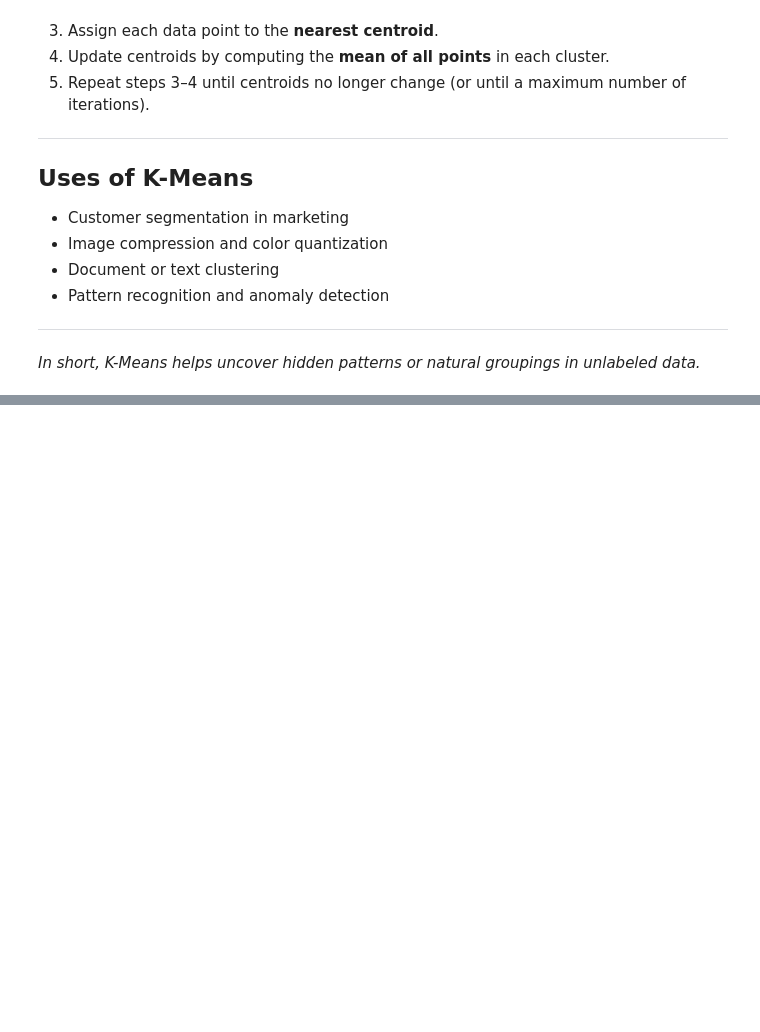
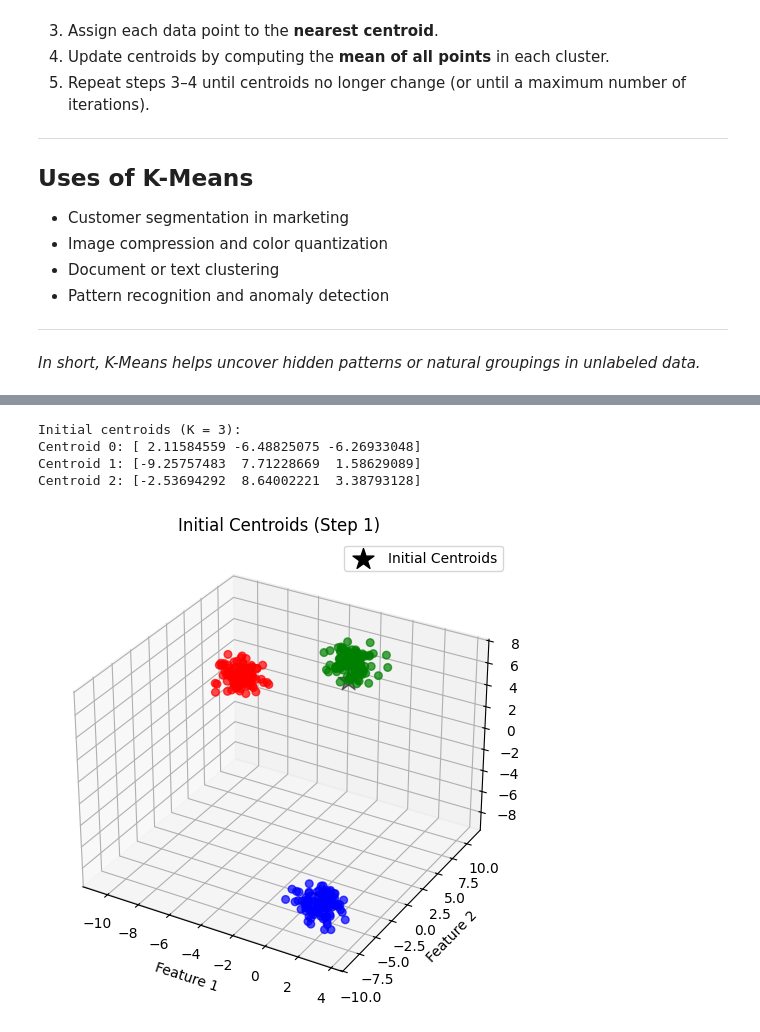
Before and after one commit to Ehtisham1053/Un-Supervised-Machine-learning-algorithms, a Jupyter notebook: k_mean_clustering.ipynb, the cells around one changed output, grey strips where cells are left out. Cells and saved outputs as stored; diff of their text form; code cells hidden in the pictures; blank space fills up the shorter version.

```diff
--- a/k_mean_clustering.ipynb
+++ b/k_mean_clustering.ipynb
@@ -30,0 +81,47 @@ K-Means works by iteratively assigning data points to the nearest cluster center
+# %%
+
+import numpy as np
+import matplotlib.pyplot as plt
+from mpl_toolkits.mplot3d import Axes3D
+
+try:
+    X
+except NameError:
+    from sklearn.datasets import make_blobs
+    X, y_true = make_blobs(n_samples=300, centers=3, n_features=3, cluster_std=0.7, random_state=42)
+
+K = 3 # here we have to select the k value (no of centroid by our knowledge)
+random_state = 42
+rng = np.random.RandomState(random_state)
+
+initial_idx = rng.choice(X.shape[0], size=K, replace=False)
+centroids = X[initial_idx].astype(float)
+
+print("Initial centroids (K = {}):".format(K))
+for i, c in enumerate(centroids):
+    print(f"Centroid {i}: {c}")
+
+colors = np.array(['green', 'blue', 'red'])
+fig = plt.figure(figsize=(8,6))
+ax = fig.add_subplot(111, projection='3d')
+
+# plot points (if true labels available use them, otherwise plot all as gray)
+try:
+    ax.scatter(X[:,0], X[:,1], X[:,2], c=colors[y_true], s=30, alpha=0.7)
+except Exception:
+    ax.scatter(X[:,0], X[:,1], X[:,2], c='lightgray', s=30, alpha=0.7)
+
+ax.scatter(centroids[:,0], centroids[:,1], centroids[:,2], marker='*', s=250, c='k', label='Initial Centroids')
+
+ax.set_title('Initial Centroids (Step 1)')
+ax.set_xlabel('Feature 1')
+ax.set_ylabel('Feature 2')
+ax.set_zlabel('Feature 3')
+ax.legend()
+plt.show()
+# %% [output]
+Initial centroids (K = 3):
+Centroid 0: [ 2.11584559 -6.48825075 -6.26933048]
+Centroid 1: [-9.25757483  7.71228669  1.58629089]
+Centroid 2: [-2.53694292  8.64002221  3.38793128]
+[figure, added]
```
Also changed, not shown: parts of 5 cells of this notebook.
